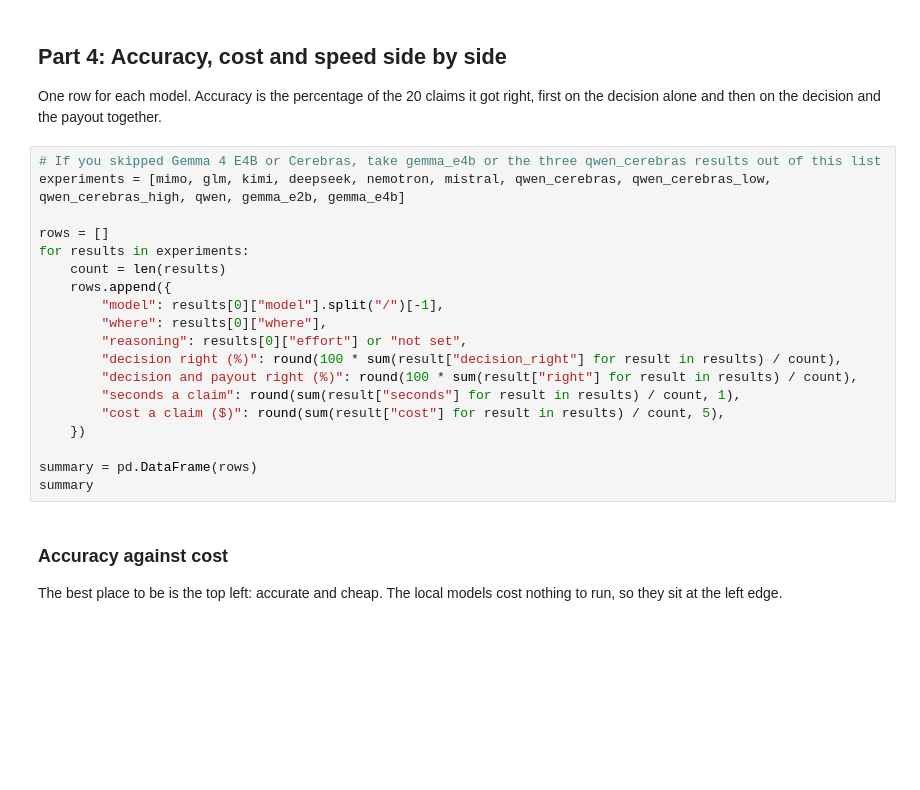
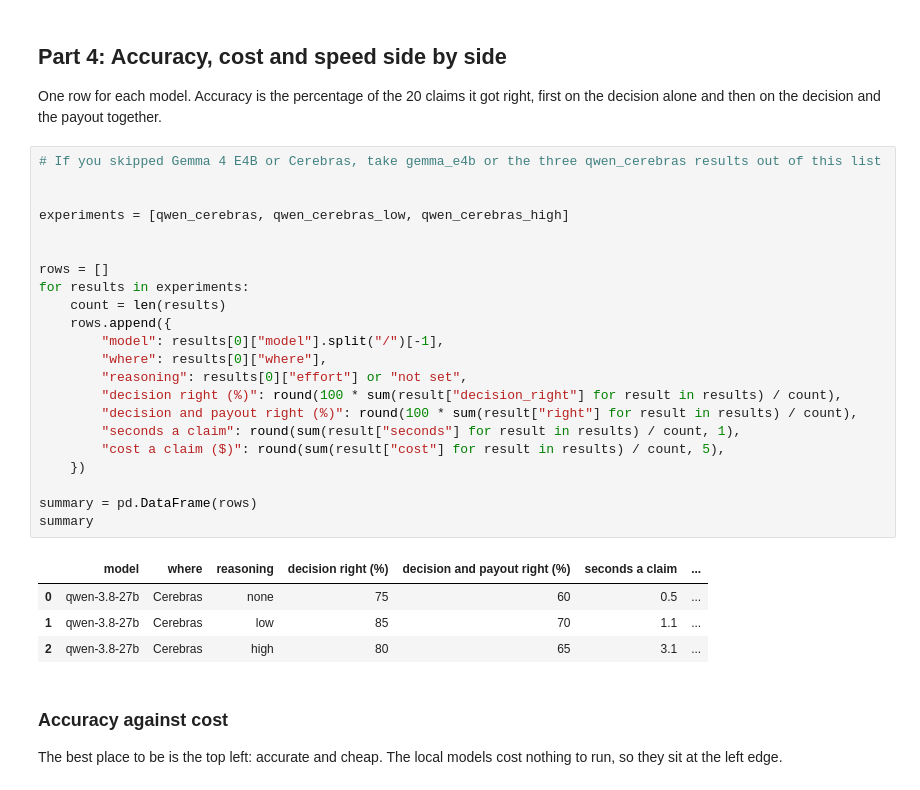
Before and after one commit to AlessandroMarc/undercover, a Jupyter notebook: labs/week1day4.ipynb, the cells around one changed output. Saved outputs shown, nothing was run; the diff lists cells and outputs as text; blank space fills up the shorter version.

```diff
--- a/labs/week1day4.ipynb
+++ b/labs/week1day4.ipynb
@@ -506,23 +584,31 @@ qwen_cerebras_high = run_on_cerebras("qwen-3.8-27b", "high", claims, labels)
 One row for each model. Accuracy is the percentage of the 20 claims it got right, first on the decision alone and then on the decision and the payout together.
 # %%
 # If you skipped Gemma 4 E4B or Cerebras, take gemma_e4b or the three qwen_cerebras results out of this list
-experiments = [mimo, glm, kimi, deepseek, nemotron, mistral, qwen_cerebras, qwen_cerebras_low, qwen_cerebras_high, qwen, gemma_e2b, gemma_e4b]
+
+
+experiments = [qwen_cerebras, qwen_cerebras_low, qwen_cerebras_high]
+
 
 rows = []
 for results in experiments:
     count = len(results)
     rows.append({
         "model": results[0]["model"].split("/")[-1],
         "where": results[0]["where"],
         "reasoning": results[0]["effort"] or "not set",
         "decision right (%)": round(100 * sum(result["decision_right"] for result in results) / count),
         "decision and payout right (%)": round(100 * sum(result["right"] for result in results) / count),
         "seconds a claim": round(sum(result["seconds"] for result in results) / count, 1),
         "cost a claim ($)": round(sum(result["cost"] for result in results) / count, 5),
     })
 
 summary = pd.DataFrame(rows)
 summary
+# %% [output]
+|  | model | where | reasoning | decision right (%) | decision and payout right (%) | seconds a claim | ... |
+| 0 | qwen-3.8-27b | Cerebras | none | 75 | 60 | 0.5 | ... |
+| 1 | qwen-3.8-27b | Cerebras | low | 85 | 70 | 1.1 | ... |
+| 2 | qwen-3.8-27b | Cerebras | high | 80 | 65 | 3.1 | ... |
 # %% [markdown]
 ### Accuracy against cost
 
```
Also changed, not shown: parts of 20 cells of this notebook, 5 other files.
